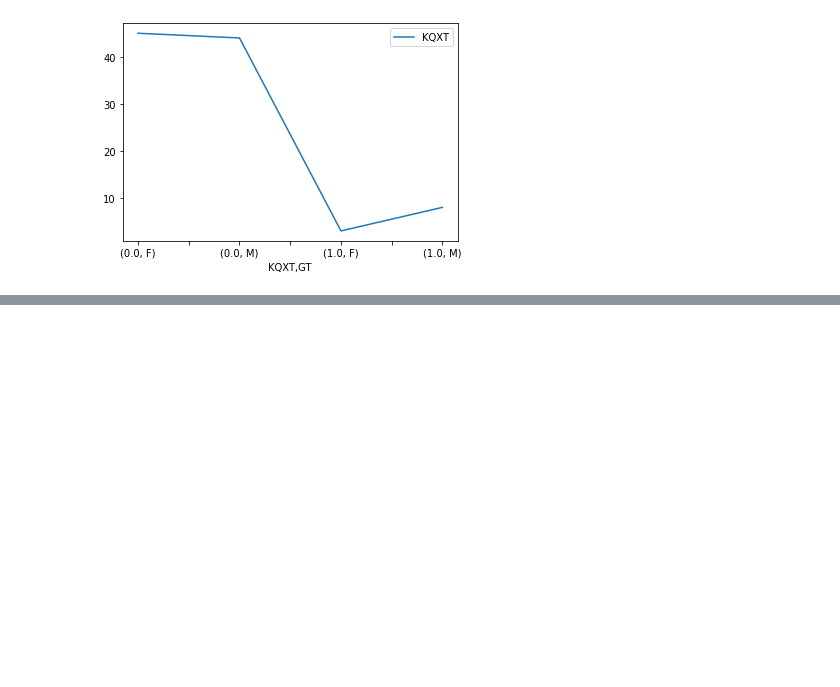
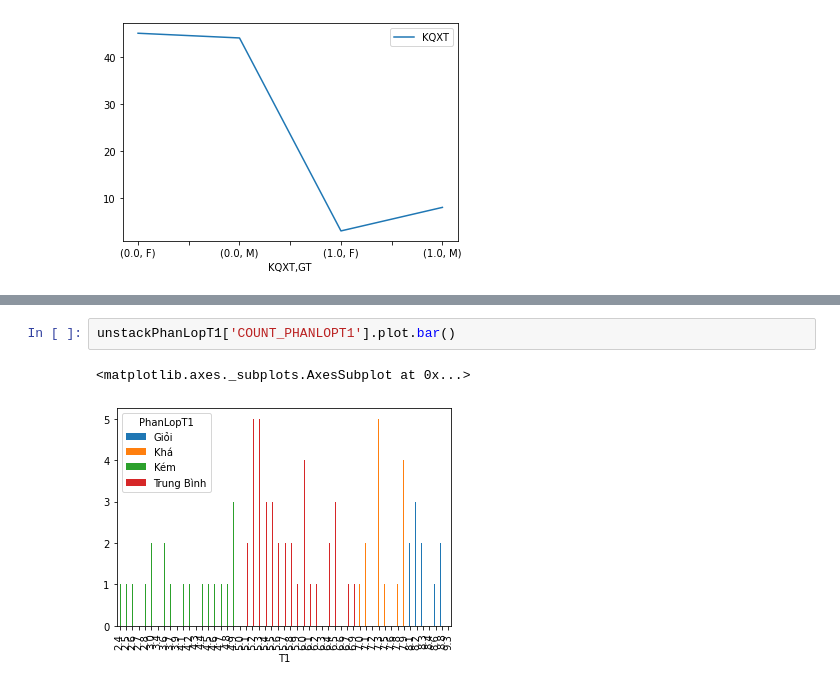
Before and after one commit to trinhvanypro1/-DataAnalystDeepLearning, a Jupyter notebook: Lab2.ipynb, the cells around one changed output, grey strips where cells are left out. Drawn from its saved outputs; the diff is of its cells as text; blank space fills up the shorter version.

```diff
--- a/Lab2.ipynb
+++ b/Lab2.ipynb
@@ -362,0 +421,5 @@ data.groupby(['KQXT','GT']).agg({'KQXT':'count'}).plot()
+# %%
+unstackPhanLopT1['COUNT_PHANLOPT1'].plot.bar()
+# %% [output]
+<matplotlib.axes._subplots.AxesSubplot at 0x...>
+[figure, added]
```
Also changed, not shown: parts of 4 cells of this notebook.
